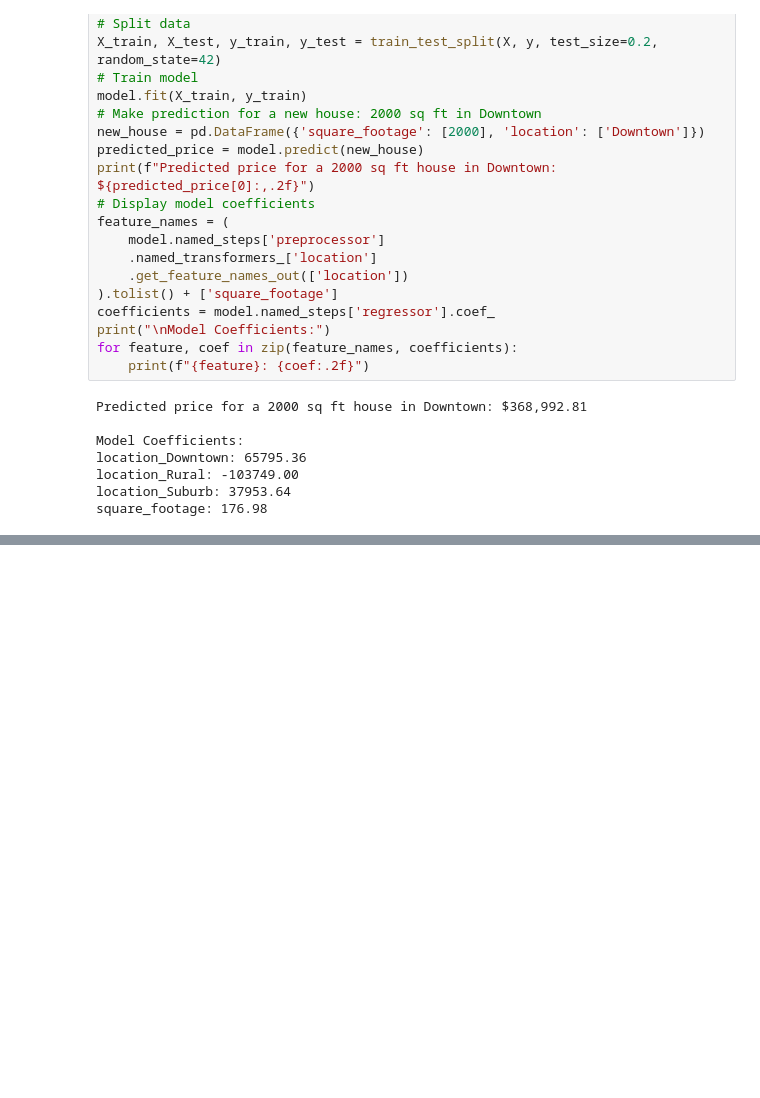
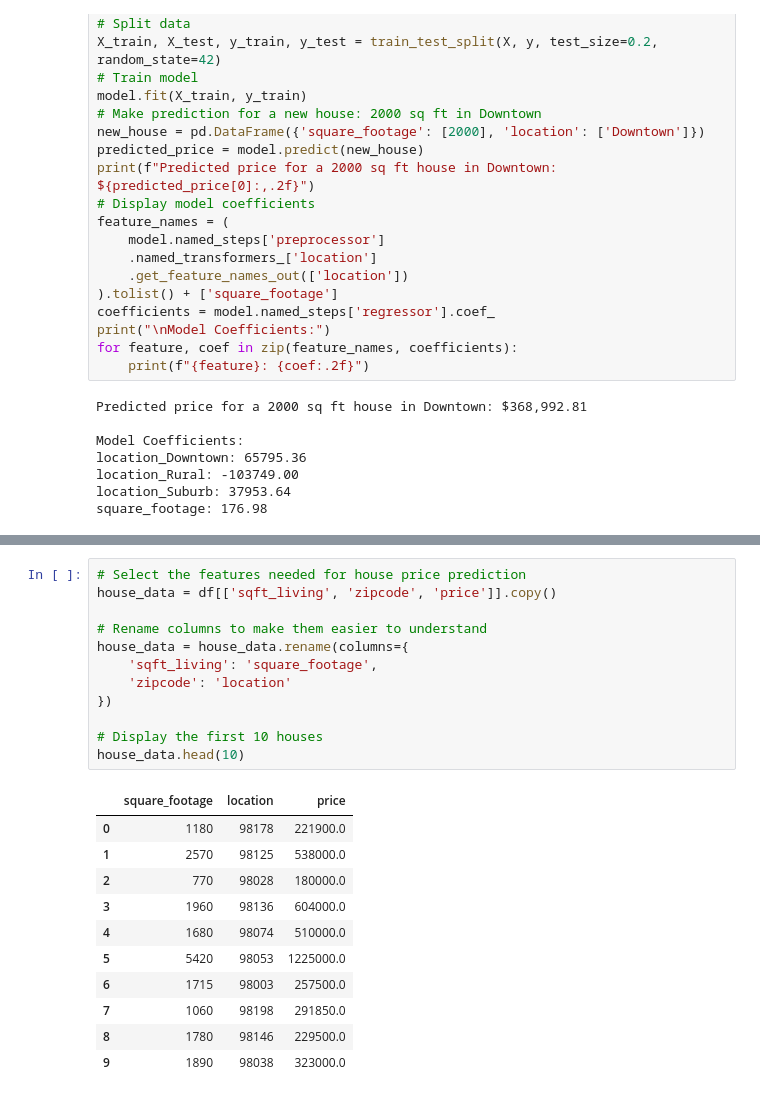
Before and after one commit to camilavazquezz/colab, a Jupyter notebook: house_price_prediction.ipynb, the cells around one changed output, grey strips where cells are left out. Drawn from its saved outputs; the diff is of its cells as text; blank space fills up the shorter version.

```diff
--- a/house_price_prediction.ipynb
+++ b/house_price_prediction.ipynb
@@ -60,0 +89,24 @@ square_footage: 176.98
+# %%
+# Select the features needed for house price prediction
+house_data = df[['sqft_living', 'zipcode', 'price']].copy()
+
+# Rename columns to make them easier to understand
+house_data = house_data.rename(columns={
+    'sqft_living': 'square_footage',
+    'zipcode': 'location'
+})
+
+# Display the first 10 houses
+house_data.head(10)
+# %% [output]
+|  | square_footage | location | price |
+| 0 | 1180 | 98178 | 221900.0 |
+| 1 | 2570 | 98125 | 538000.0 |
+| 2 | 770 | 98028 | 180000.0 |
+| 3 | 1960 | 98136 | 604000.0 |
+| 4 | 1680 | 98074 | 510000.0 |
+| 5 | 5420 | 98053 | 1225000.0 |
+| 6 | 1715 | 98003 | 257500.0 |
+| 7 | 1060 | 98198 | 291850.0 |
+| 8 | 1780 | 98146 | 229500.0 |
+| 9 | 1890 | 98038 | 323000.0 |
```
Also changed, not shown: parts of 10 cells of this notebook.
